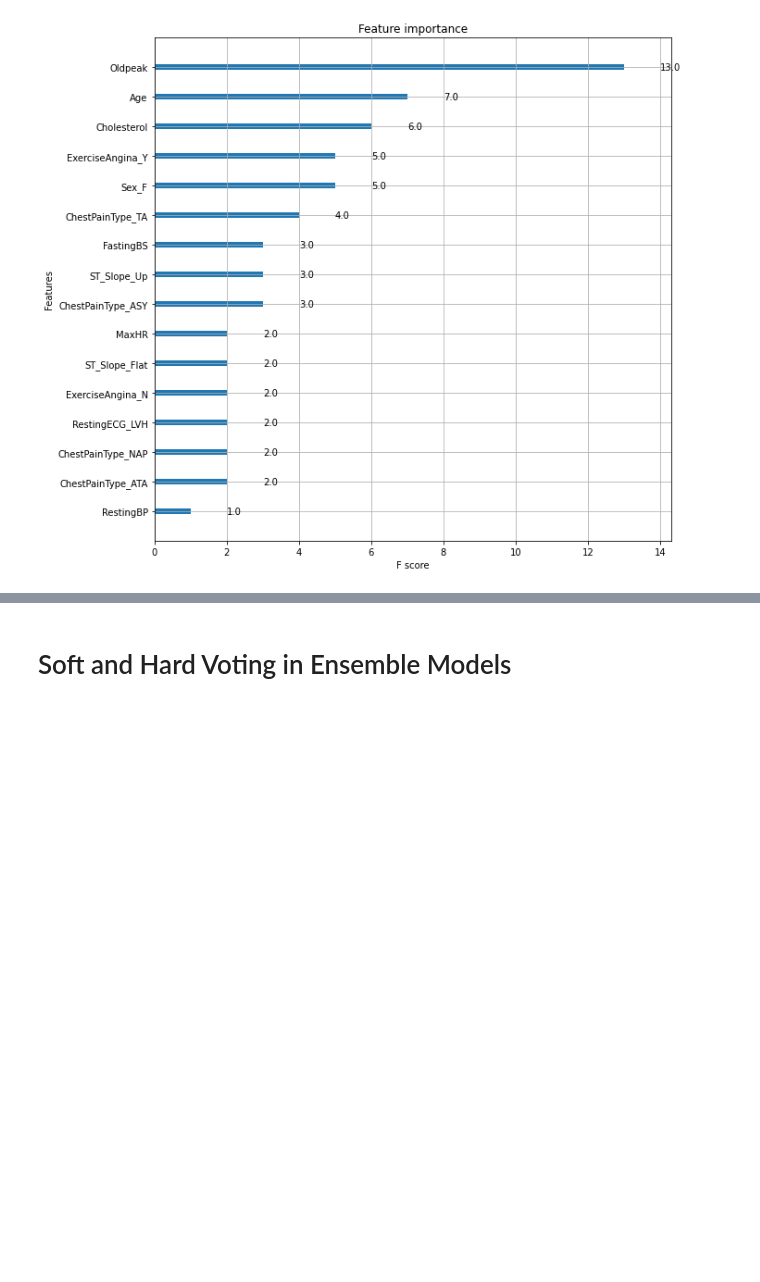
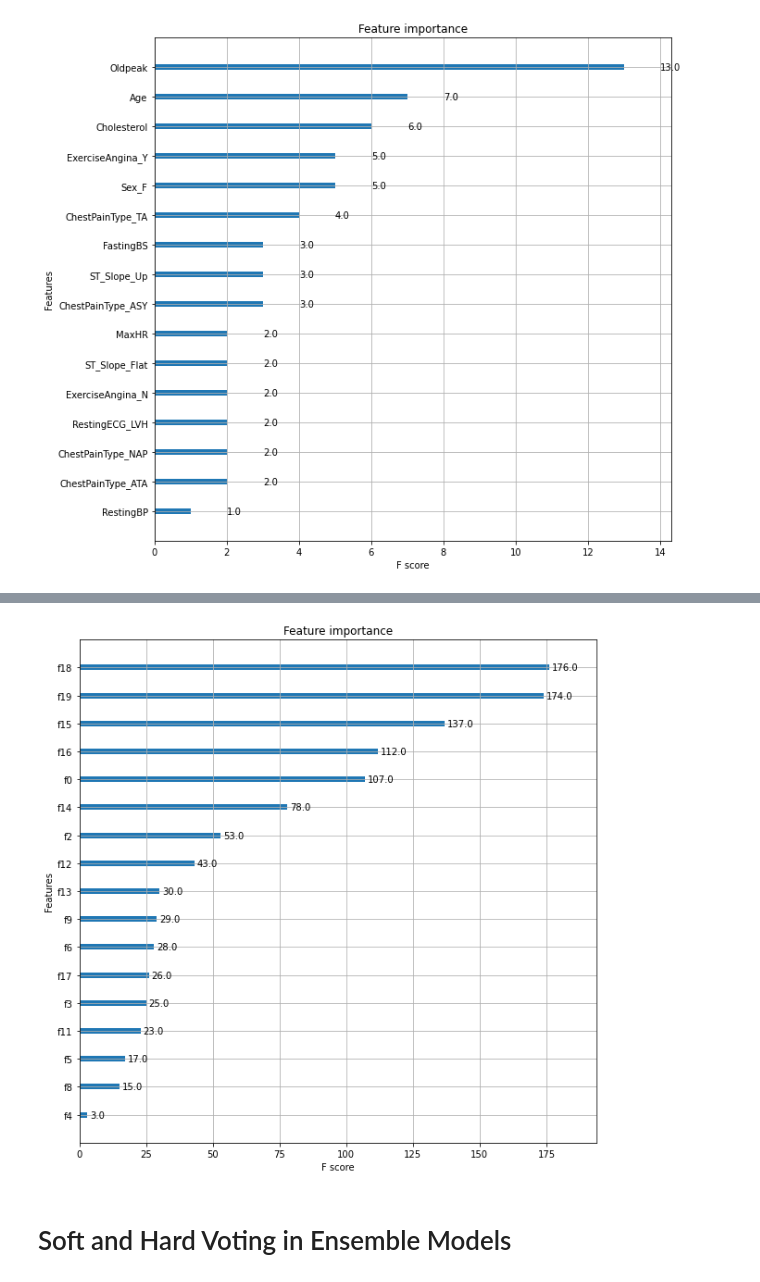
Before and after one commit to MarcheloJacome/AppTesis, a Jupyter notebook: notebook/Notebooks/ProyectoOHE.ipynb, the cells around one changed output, grey strips where cells are left out. Drawn from its saved outputs; the diff is of its cells as text; code cells hidden in the pictures; blank space fills up the shorter version.

```diff
--- a/notebook/Notebooks/ProyectoOHE.ipynb
+++ b/notebook/Notebooks/ProyectoOHE.ipynb
@@ -808,7 +839,7 @@ KeyboardInterrupt:
 # %%
 import xgboost as xgb
 model9 = xgb.XGBClassifier(objective ='binary:logistic',eval_metric='auc', learning_rate = 0.05,
-                max_depth = 4, alpha = 10, n_estimators = 140,label_encoder=False)
+                max_depth = 4, alpha = 10, n_estimators = 140,label_encoder=False,importance_type='weight')
 model9.fit(x_train,y_train)
 y_pred9 = model9.predict(x_test) # get y predictions
 print(classification_report(y_test, y_pred9)) # output accuracy
@@ -882,3 +953,10 @@ plt.show()
+# %%
+from xgboost import plot_importance
+from matplotlib import pyplot
+plot_importance(model9)
+pyplot.show()
+# %% [output]
+[figure, added]
 # %% [markdown]
 #  Soft and Hard Voting in Ensemble Models
 # %%
```
Also changed, not shown: parts of 17 cells of this notebook, 7 other files.
